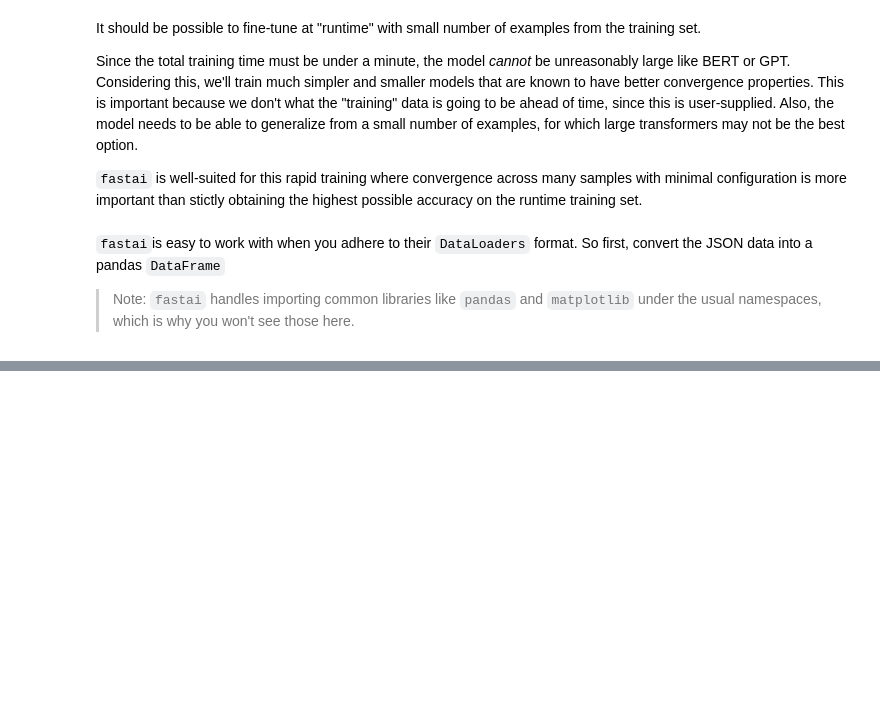
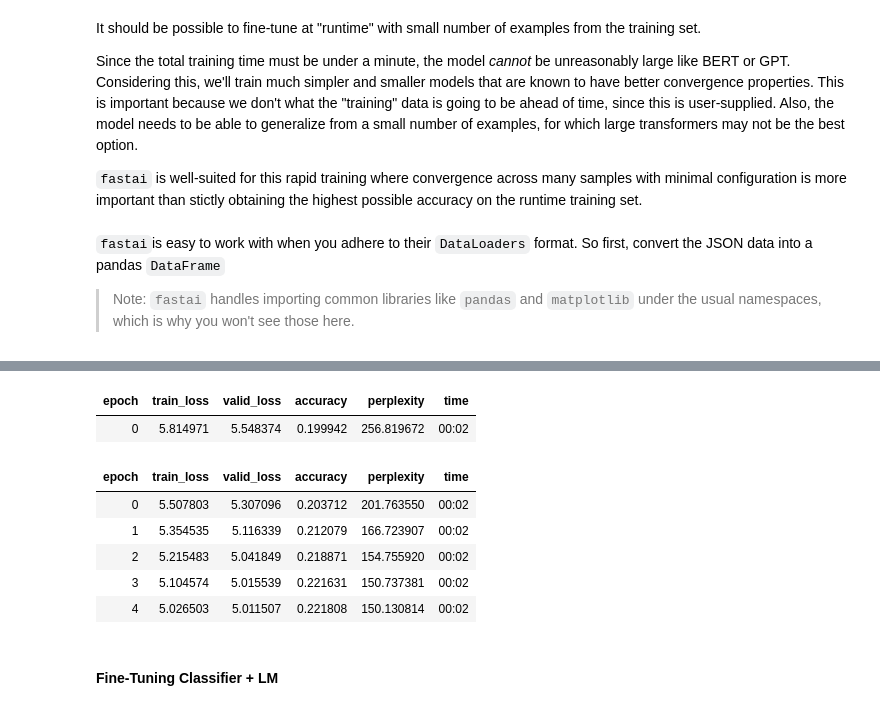
Before and after one commit to iyaja/ought, a Jupyter notebook: custom.ipynb, the cells around one changed output, grey strips where cells are left out. Drawn from its saved outputs; the diff is of its cells as text; code cells hidden in the pictures; blank space fills up the shorter version.

```diff
--- a/custom.ipynb
+++ b/custom.ipynb
@@ -44,0 +63,3 @@ from fastai.text.all import *
+# %%
+dls_lm = TextDataLoaders.from_df(df, path=path, text_col='text', label_col='label', valid_col='is_valid', is_lm=True)
+dls_lm.show_batch(max_n=3)
@@ -44,0 +72,12 @@ from fastai.text.all import *
+# %%
+learn = language_model_learner(dls_lm, AWD_LSTM, drop_mult=0.5, metrics=[accuracy, Perplexity()], path=path, wd=0.1).to_fp16()
+learn.fine_tune(5)
+# %% [output]
+| epoch | train_loss | valid_loss | accuracy | perplexity | time |
+| 0 | 5.814971 | 5.548374 | 0.199942 | 256.819672 | 00:02 |
+| epoch | train_loss | valid_loss | accuracy | perplexity | time |
+| 0 | 5.507803 | 5.307096 | 0.203712 | 201.763550 | 00:02 |
+| 1 | 5.354535 | 5.116339 | 0.212079 | 166.723907 | 00:02 |
+| 2 | 5.215483 | 5.041849 | 0.218871 | 154.755920 | 00:02 |
+| 3 | 5.104574 | 5.015539 | 0.221631 | 150.737381 | 00:02 |
+| 4 | 5.026503 | 5.011507 | 0.221808 | 150.130814 | 00:02 |
@@ -44,0 +86,2 @@ from fastai.text.all import *
+# %% [markdown]
+#### Fine-Tuning Classifier + LM
```
Also changed, not shown: parts of 28 cells of this notebook, 3 other files.
